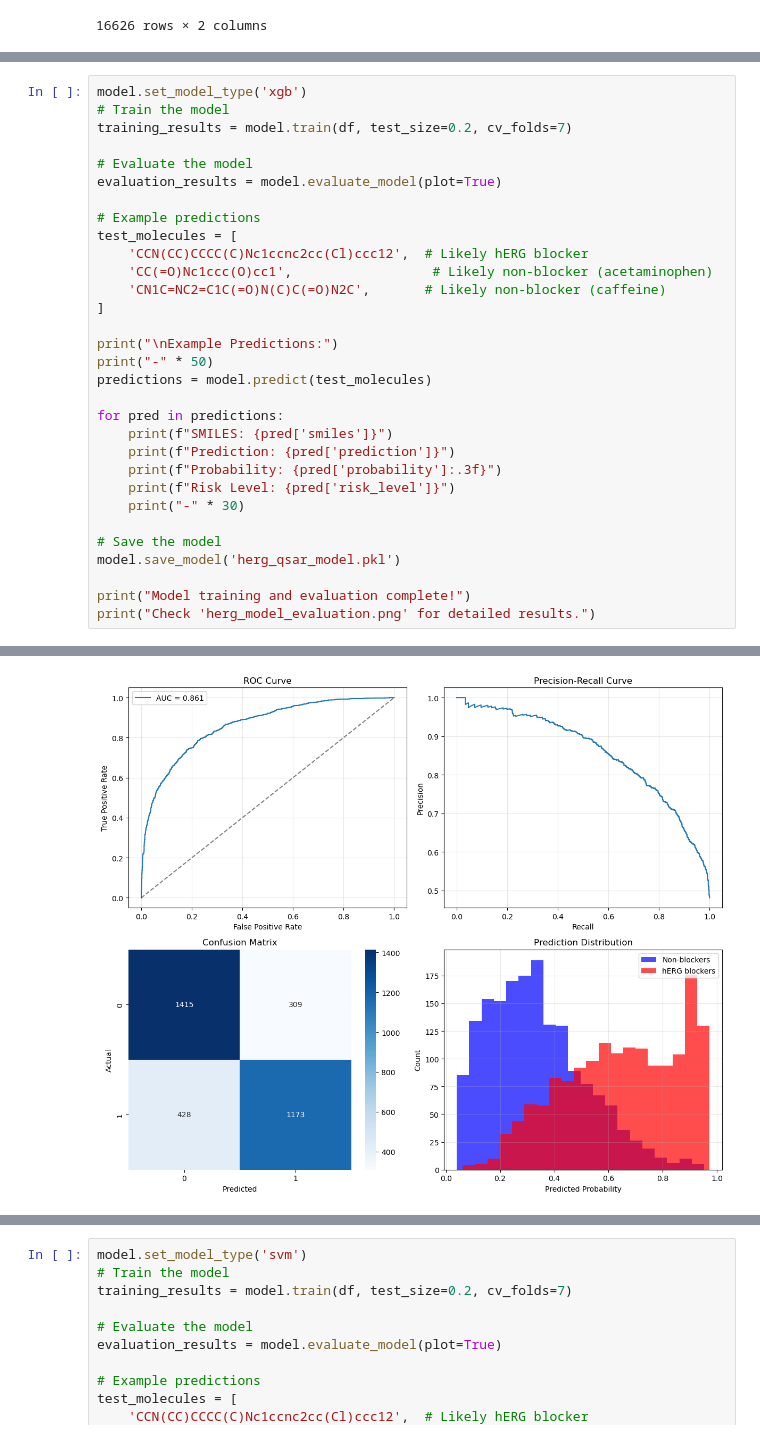
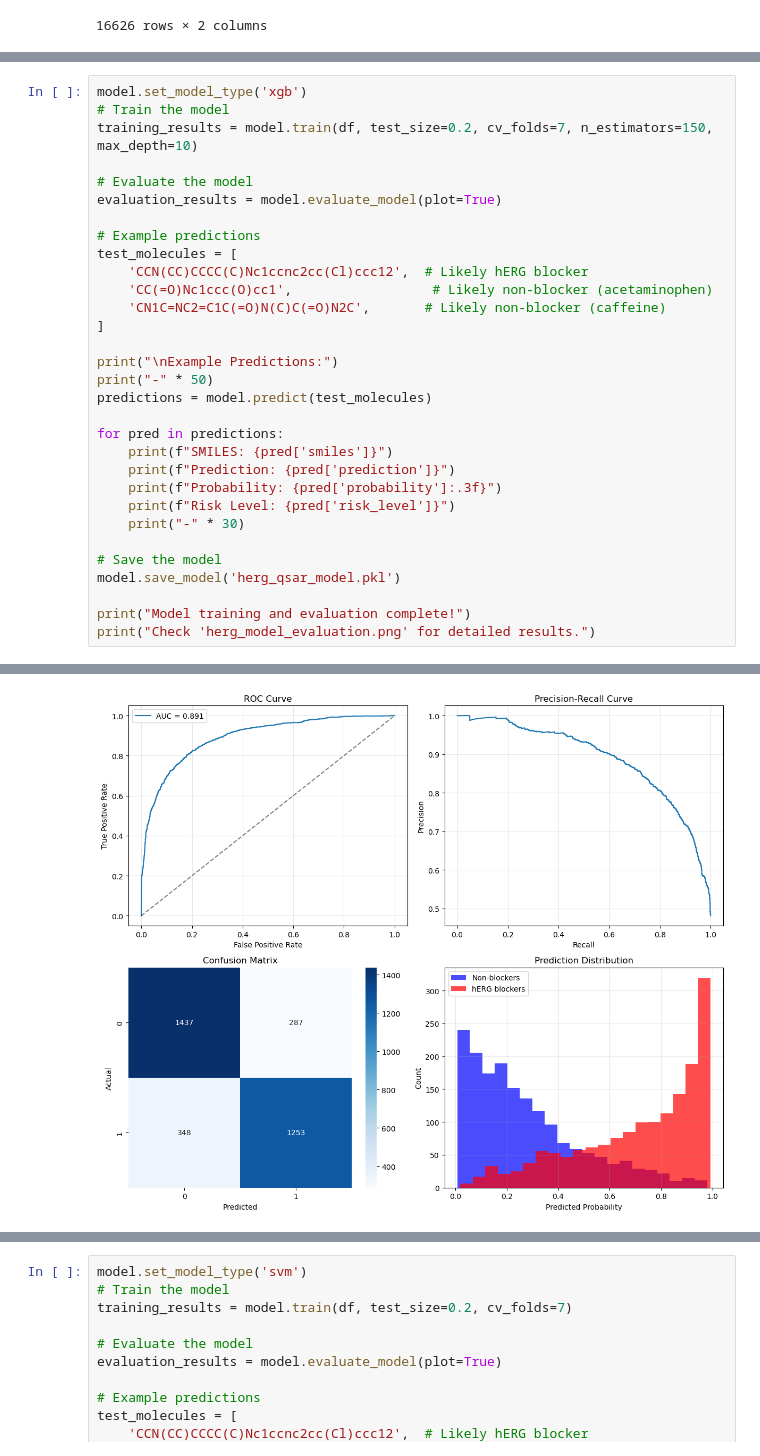
Before and after one commit to FazinHan/QSAR-Project, a Jupyter notebook: trainer.ipynb, the cells around one changed output, grey strips where cells are left out. Cells and saved outputs as stored; diff of their text form.

Commit message:
expose `n_estimators` and `max_depth`

```diff
--- a/trainer.ipynb
+++ b/trainer.ipynb
@@ -108,7 +108,7 @@ Generated feature matrix: (16624, 2048)
 # %%
 model.set_model_type('xgb')
 # Train the model
-training_results = model.train(df, test_size=0.2, cv_folds=7)
+training_results = model.train(df, test_size=0.2, cv_folds=7, n_estimators=150, max_depth=10)
 
 # Evaluate the model
 evaluation_results = model.evaluate_model(plot=True)
@@ -157,4 +157,4 @@ Specificity: 0.821
-[figure, old version]
+[figure, new version]
 Evaluation plots saved as 'herg_model_evaluation_xgb.png'
 
 Example Predictions:
```
Also changed, not shown: parts of 4 cells of this notebook, 2 other files.
